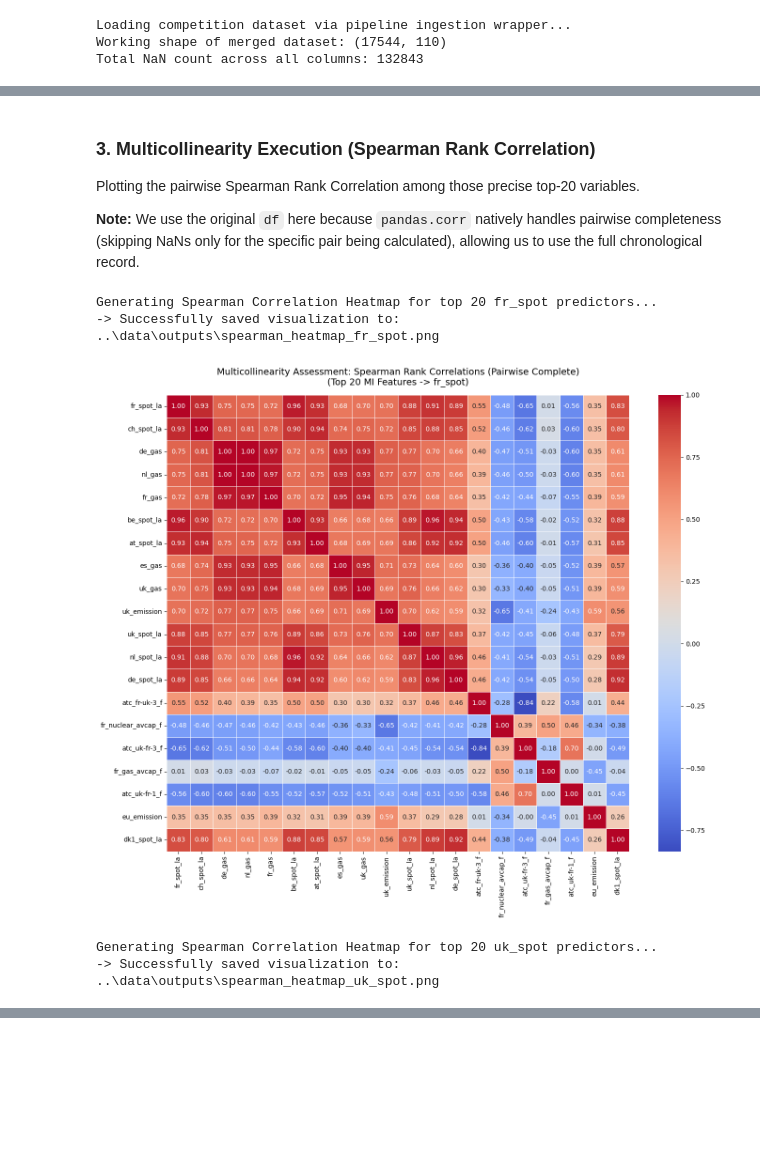
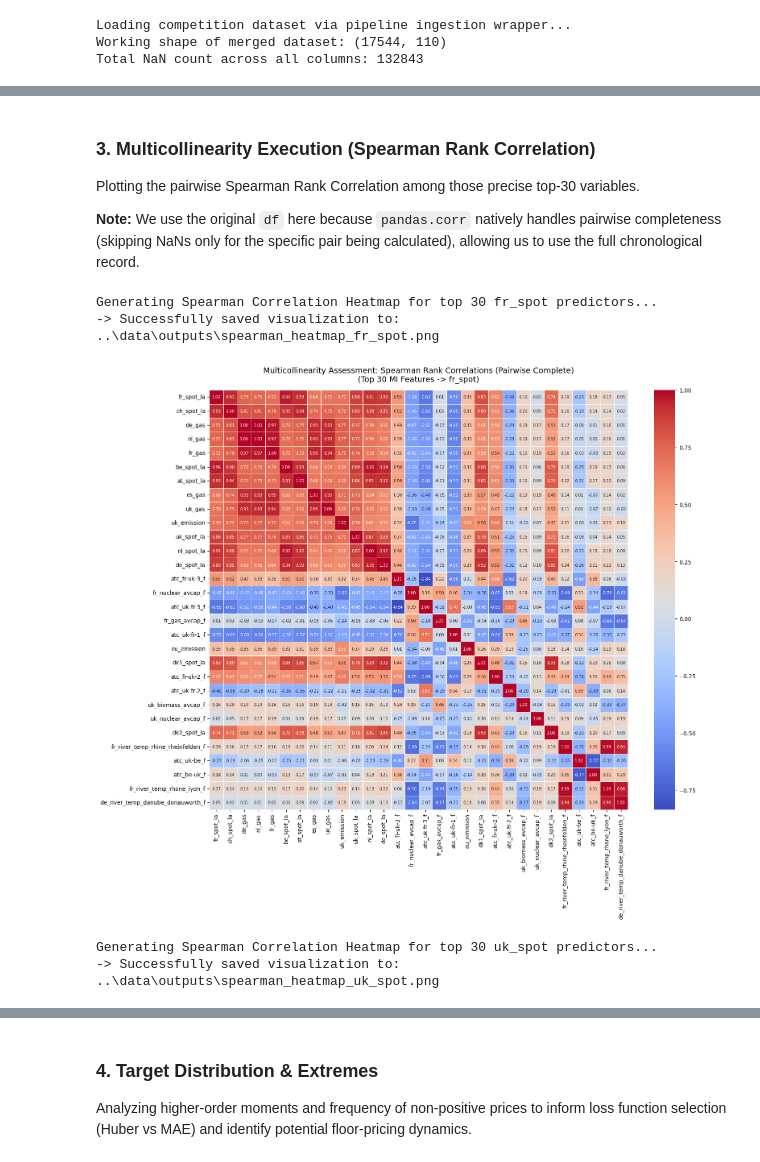
Before and after one commit to mathieucbd/incommodities-case-crunch-2026, a Jupyter notebook: notebooks/01_eda.ipynb, the cells around one changed output, grey strips where cells are left out. Saved outputs shown, nothing was run; the diff lists cells and outputs as text; code cells hidden in the pictures; blank space fills up the shorter version.

```diff
--- a/notebooks/01_eda.ipynb
+++ b/notebooks/01_eda.ipynb
@@ -60,11 +60,11 @@ for target in targets:
     mi_scores = mutual_info_regression(X_mi[mask], y[mask], random_state=42)
 
     mi_series = pd.Series(mi_scores, index=features).sort_values(ascending=False)
-    top_20 = mi_series.head(20)
-    top_features_by_target[target] = top_20.index.tolist()
+    top_30 = mi_series.head(30)
+    top_features_by_target[target] = top_30.index.tolist()
 
-    print(f"\nTop 20 Most Impactful Features for [{target}]:")
-    print(top_20)
+    print(f"\nTop 30 Most Impactful Features for [{target}]:")
+    print(top_30)
     print("\n")
 # %% [output]
 Performing temporary median imputation for MI calculation (preventing data destruction)...
@@ -86,29 +86,29 @@ atc_uk-fr-1_f         0.517676
 dtype: float64
 # %% [markdown]
 ### 3. Multicollinearity Execution (Spearman Rank Correlation)
-Plotting the pairwise Spearman Rank Correlation among those precise top-20 variables.
+Plotting the pairwise Spearman Rank Correlation among those precise top-30 variables.
 
 **Note:** We use the original `df` here because `pandas.corr` natively handles pairwise completeness (skipping NaNs only for the specific pair being calculated), allowing us to use the full chronological record.
 # %%
 for target in targets:
-    print(f"Generating Spearman Correlation Heatmap for top 20 {target} predictors...")
-    top_20_features = top_features_by_target[target]
+    print(f"Generating Spearman Correlation Heatmap for top 30 {target} predictors...")
+    top_30_features = top_features_by_target[target]
 
     # Use original df for pairwise Spearman completeness
-    spearman_corr = df[top_20_features].corr(method='spearman')
+    spearman_corr = df[top_30_features].corr(method='spearman')
 
-    plt.figure(figsize=(14, 12))
-    sns.heatmap(spearman_corr, annot=True, cmap='coolwarm', fmt=".2f", linewidths=0.5)
-    plt.title(f'Multicollinearity Assessment: Spearman Rank Correlations (Pairwise Complete)\n(Top 20 MI Features -> {target})', fontsize=14, pad=15)
+    plt.figure(figsize=(16, 14))
+    sns.heatmap(spearman_corr, annot=True, cmap='coolwarm', fmt=".2f", linewidths=0.5, annot_kws={'size': 7})
+    plt.title(f'Multicollinearity Assessment: Spearman Rank Correlations (Pairwise Complete)\n(Top 30 MI Features -> {target})', fontsize=14, pad=15)
     plt.tight_layout()
 
     save_path = out_dir / f"spearman_heatmap_{target}.png"
     plt.savefig(save_path)
     print(f"-> Successfully saved visualization to: {save_path}\n")
     plt.show()
 # %% [output]
-Generating Spearman Correlation Heatmap for top 20 fr_spot predictors...
+Generating Spearman Correlation Heatmap for top 30 fr_spot predictors...
 -> Successfully saved visualization to: ..\data\outputs\spearman_heatmap_fr_spot.png
-[figure, old version]
+[figure, new version]
-Generating Spearman Correlation Heatmap for top 20 uk_spot predictors...
+Generating Spearman Correlation Heatmap for top 30 uk_spot predictors...
 -> Successfully saved visualization to: ..\data\outputs\spearman_heatmap_uk_spot.png
@@ -115,0 +116,3 @@ Generating Spearman Correlation Heatmap for top 20 uk_spot predictors...
+# %% [markdown]
+### 4. Target Distribution & Extremes
+Analyzing higher-order moments and frequency of non-positive prices to inform loss function selection (Huber vs MAE) and identify potential floor-pricing dynamics.
```
Also changed, not shown: parts of 6 cells of this notebook, 7 other files.
